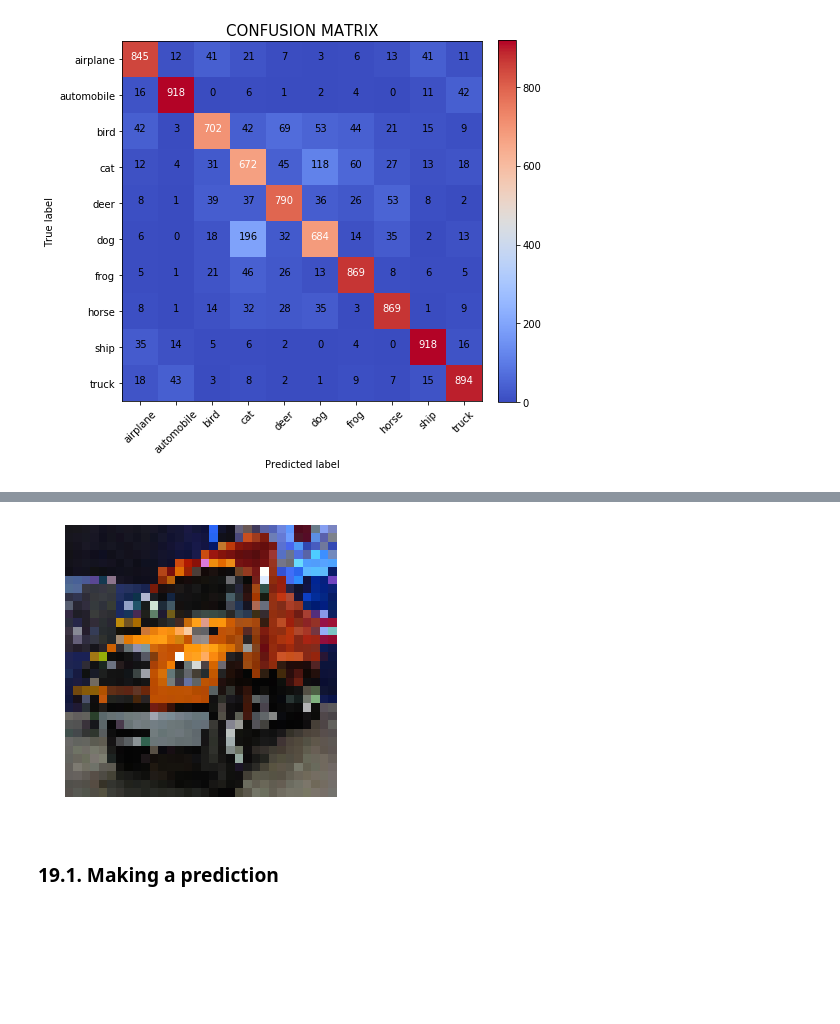
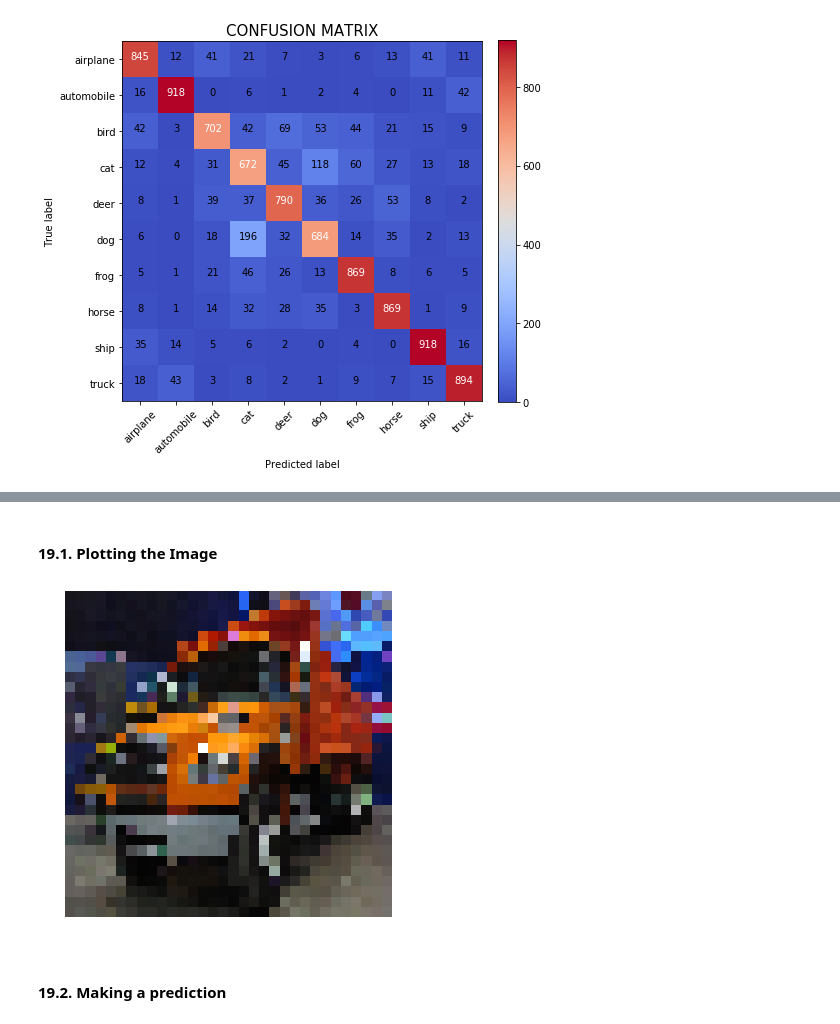
Before and after one commit to noviaayup/Projects-completed, a Jupyter notebook: Final Capstone Project.ipynb, the cells around one changed output, grey strips where cells are left out. Cells and saved outputs as stored; diff of their text form; code cells hidden in the pictures; blank space fills up the shorter version.

```diff
--- a/Final Capstone Project.ipynb
+++ b/Final Capstone Project.ipynb
@@ -1842,3 +1874,10 @@ image_height = 32
+# %%
+# The test image is not from train or test data.
+# Purpose is to see from client perspective how long a model will take to recognize an image.
+
+Test_dir = "C:/Users/Instructor/Dropbox/Data Science/2.Temp_WORD FILES/test"
+IM_WIDTH = 32
+IM_HEIGHT = 32
 # %%
 def read_images(directory, resize_to=(0, 0)):
 
@@ -1857,12 +1896,14 @@ def read_images(directory, resize_to=(0, 0)):
 
     return np.array(images), np.array(labels)
 # %%
-X, y = read_images(directory=Test_dir, resize_to=(IM_WIDTH, IM_HEIGHT))
+X1, y1 = read_images(directory=Test_dir, resize_to=(IM_WIDTH, IM_HEIGHT))
+# %% [markdown]
+#### 19.1. Plotting the Image
 # %%
 def plot_images(images):
     n_cols = min(5, len(images))
     n_rows = len(images) // n_cols
-    fig = plt.figure(figsize=(5,5))
+    fig = plt.figure(figsize=(6,6))
 
     for i in range(n_rows * n_cols):
         sp = fig.add_subplot(n_rows, n_cols, i+1)
@@ -1870,11 +1911,11 @@ def plot_images(images):
         plt.imshow(images[i])
     plt.show()
 # %%
-plot_images(X)
+plot_images(X1)
 # %% [output]
-[figure, old version]
+[figure, new version]
 # %% [markdown]
-### 19.1. Making a prediction
+#### 19.2. Making a prediction
 # %%
 labels ={"airplane": 0,
          "automobile" : 1,
```
Also changed, not shown: parts of 8 cells of this notebook.
